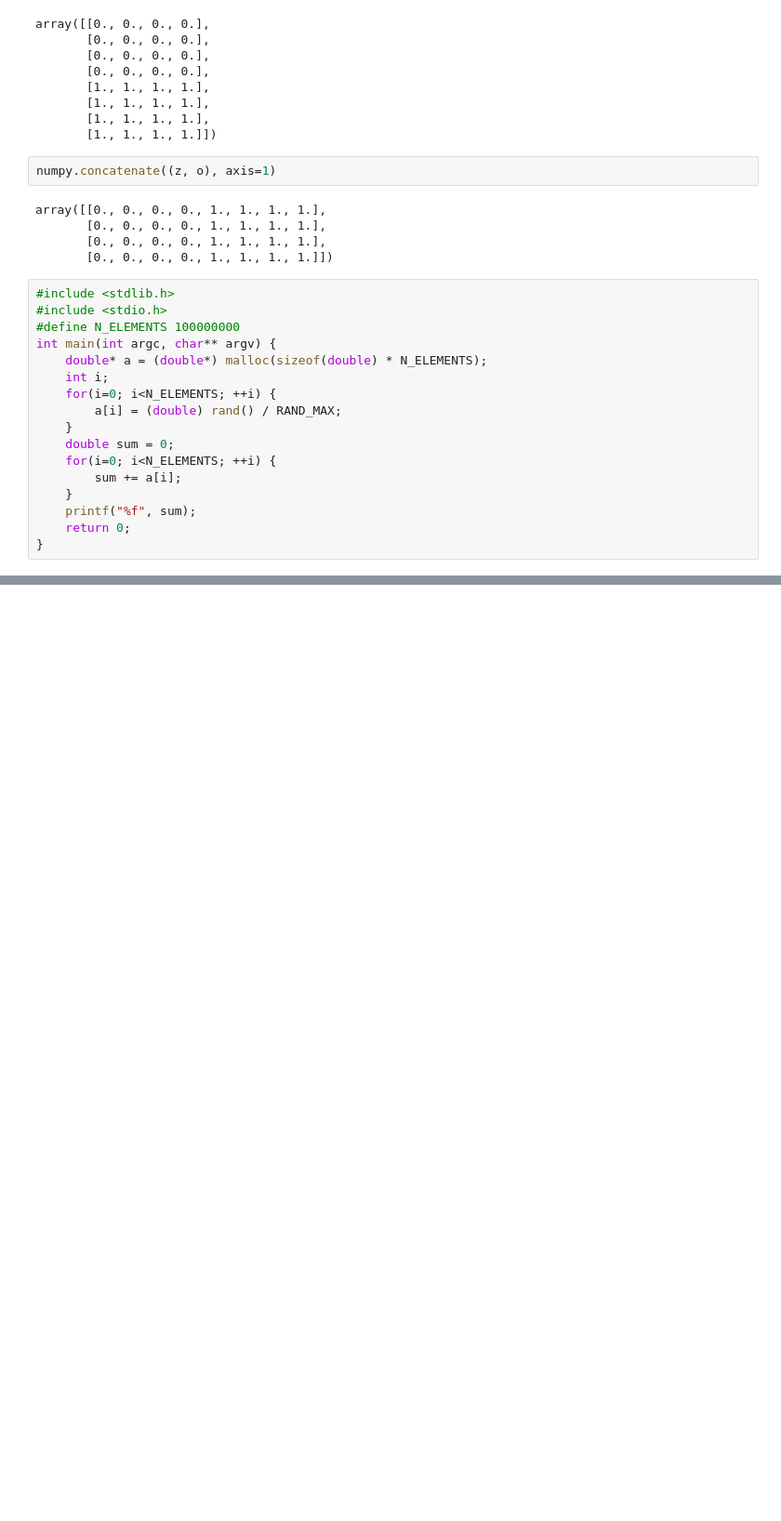
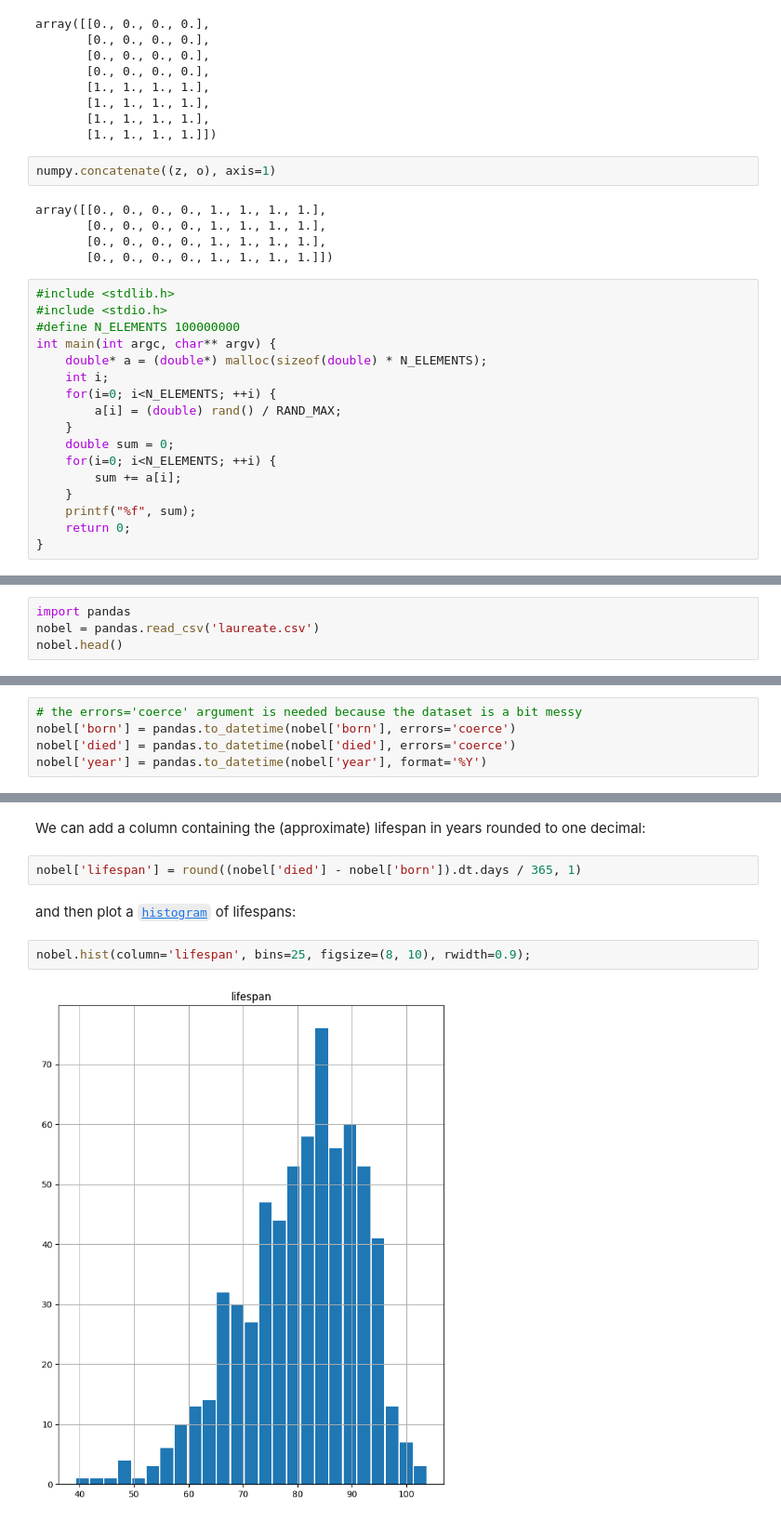
Before and after one commit to edmondium/Programming-Essentials-in-Python, a Jupyter notebook: Untitled.ipynb, the cells around one changed output, grey strips where cells are left out. Shown: that part at 93% size. Drawn from its saved outputs; the diff is of its cells as text; blank space fills up the shorter version.

```diff
--- a/Untitled.ipynb
+++ b/Untitled.ipynb
@@ -632,0 +1338,4 @@ SyntaxError: invalid syntax (3994705439.py, line 1)
+# %%
+import pandas
+nobel = pandas.read_csv('laureate.csv')
+nobel.head()
@@ -632,0 +1351,5 @@ SyntaxError: invalid syntax (3994705439.py, line 1)
+# %%
+# the errors='coerce' argument is needed because the dataset is a bit messy
+nobel['born'] = pandas.to_datetime(nobel['born'], errors='coerce')
+nobel['died'] = pandas.to_datetime(nobel['died'], errors='coerce')
+nobel['year'] = pandas.to_datetime(nobel['year'], format='%Y')
@@ -632,0 +1403,10 @@ SyntaxError: invalid syntax (3994705439.py, line 1)
+# %% [markdown]
+We can add a column containing the (approximate) lifespan in years rounded to one decimal:
+# %%
+nobel['lifespan'] = round((nobel['died'] - nobel['born']).dt.days / 365, 1)
+# %% [markdown]
+and then plot a [`histogram`](https://pandas.pydata.org/pandas-docs/stable/reference/api/pandas.DataFrame.hist.html#pandas.DataFrame.hist) of lifespans:
+# %%
+nobel.hist(column='lifespan', bins=25, figsize=(8, 10), rwidth=0.9);
+# %% [output]
+[figure, added]
```
Also changed, not shown: parts of 317 cells of this notebook, 27 other files.
